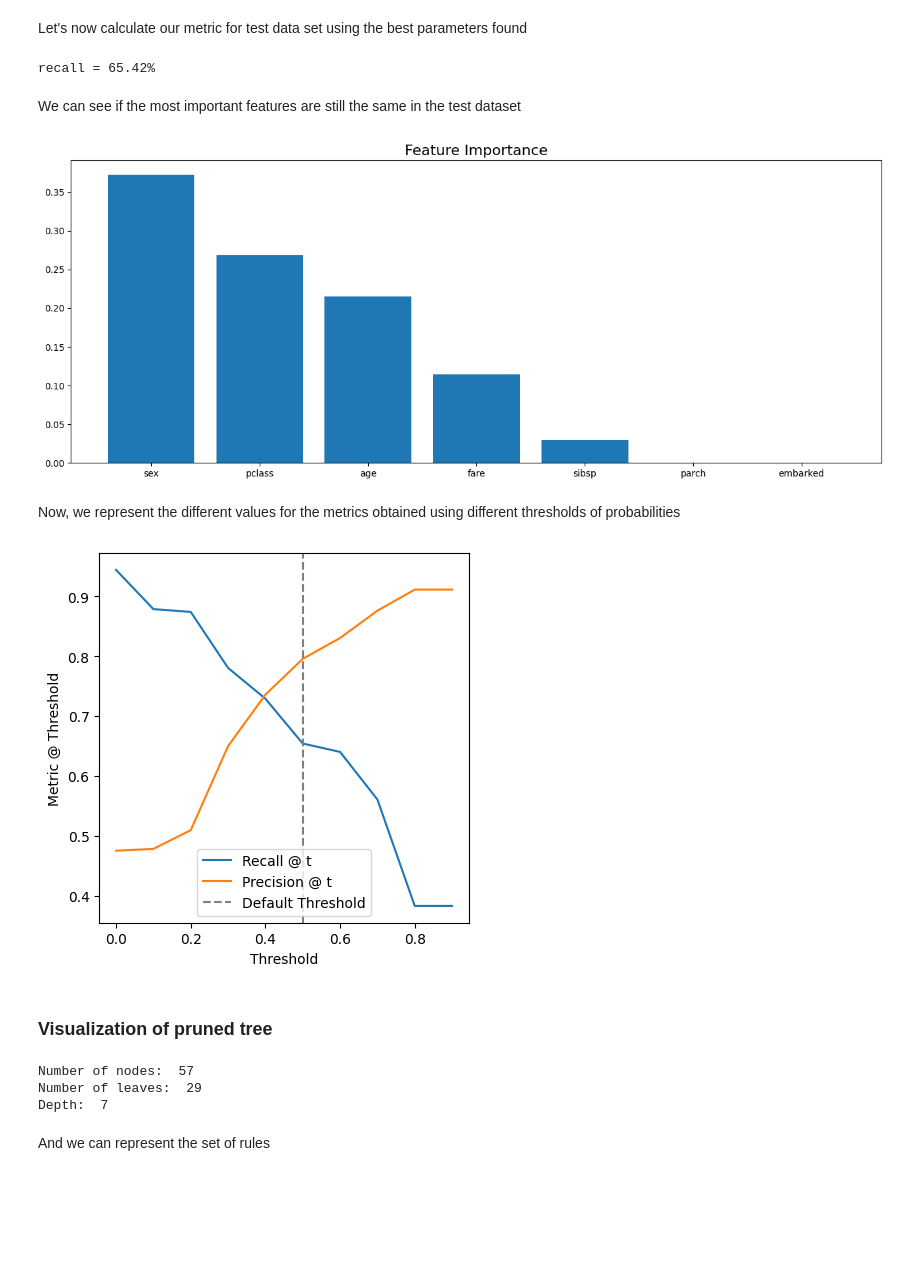
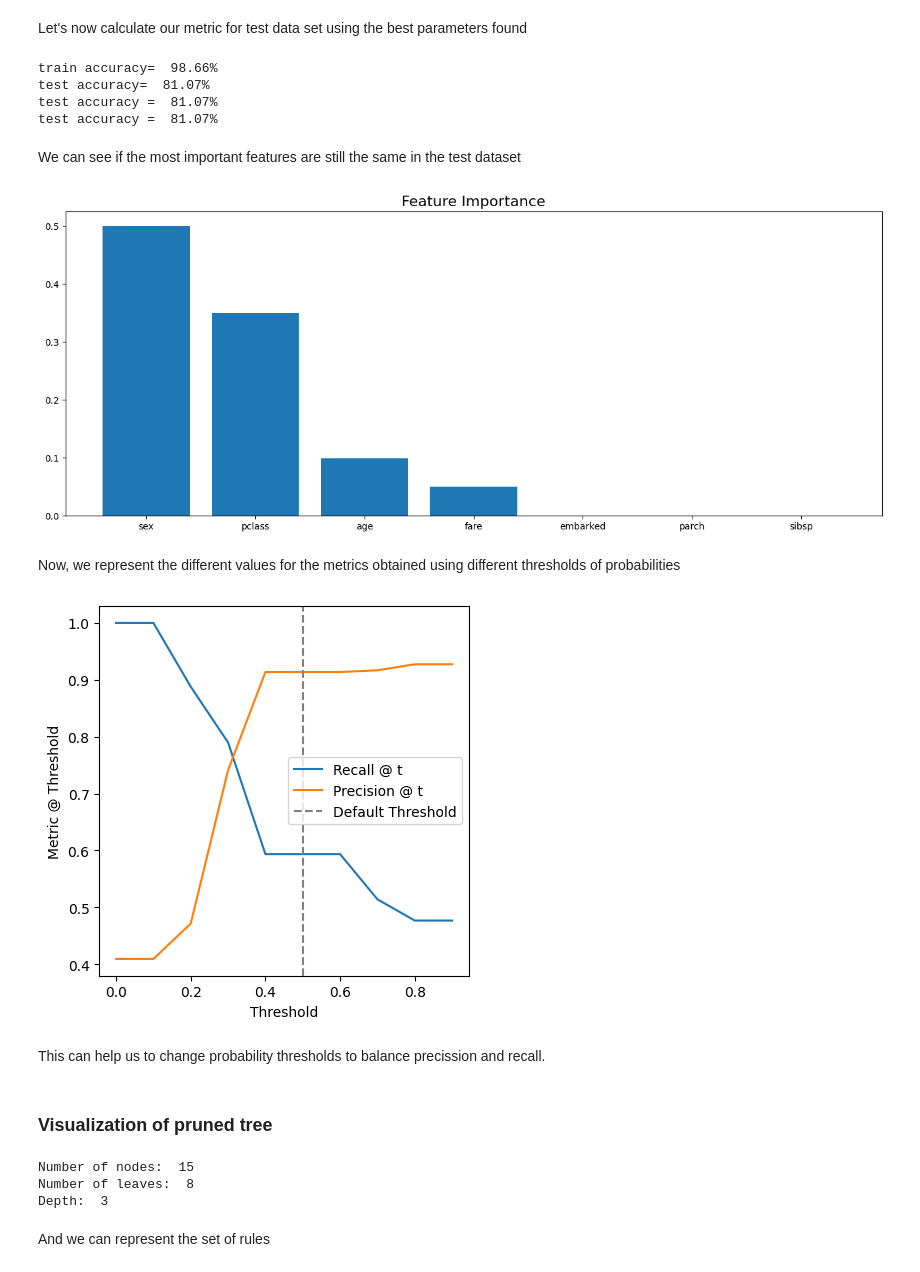
Before and after one commit to Navenkumar-Balasubramaniam/00-General, a Jupyter notebook: 16 Decision Tree/DTrees_titanic.ipynb, the cells around one changed output. Saved outputs shown, nothing was run; the diff lists cells and outputs as text; code cells hidden in the pictures; blank space fills up the shorter version.

```diff
--- a/16 Decision Tree/DTrees_titanic.ipynb
+++ b/16 Decision Tree/DTrees_titanic.ipynb
@@ -48,7 +53,8 @@ Let's load the dataset and review null values
 #import openpyxl # not really needed
 
 # Red data
-df = pd.read_excel("https://raw.githubusercontent.com/Navenkumar-Balasubramaniam/00-General/main/16%20Decision%20Tree/titanic.xlsx", 1) #it has two sheets, we load the 2nd one
+filename = '/content/drive/MyDrive/IE/Courses/ML_II/Decision trees and RF/Decision trees/titanic.xlsx'
+df = pd.read_excel(filename, 1) #it has two sheets, we load the 2nd one
 df.info()
 # %% [output]
 <class 'pandas.core.frame.DataFrame'>
@@ -165,14 +178,10 @@ We are going to split it into training and test (with same class distribution of
 # %%
 from sklearn.model_selection import train_test_split
 
-def split_df(dataframe, seed=None, percentage=0.8):
+X = df.loc[:, df.columns != 'survived'] # removal of target variable from explanatories
+y = df['survived']
 
-    X = df.loc[:, dataframe.columns != 'survived'] # removal of target variable from explanatories
-    y = df['survived']
-
-    return train_test_split(X, y, test_size=1-percentage, random_state=seed, stratify=y) # note the stratify parameter
-
-X_train, X_test, Y_train, Y_test = split_df(df, seed=42, percentage=0.5)
+X_train, X_test, Y_train, Y_test = train_test_split(X, y, test_size=0.5, random_state=42, stratify=y) # Changed percentage=0.5 to test_size=0.5
 # %%
 print("Training data set: ", X_train.shape)
 print("Testing data set: ", X_test.shape)
@@ -380,11 +371,16 @@ tree_pruned = DecisionTreeClassifier(random_state=42,
         criterion="entropy")
 
 tree=tree_pruned.fit(X_train, Y_train)
-
 predictions_test = tree_pruned.predict(X_test) # obtains predictions with a threshold=50%
-print(measure, "= {0:.2%}".format(recall_score(Y_test, predictions_test)))
+print("train " + measure + "= ", "{0:.2%}".format(globals()[measure + "_score"](Y_train, pred_train)))
+print("test " + measure + "= ",  "{0:.2%}".format(globals()[measure + "_score"](Y_test, predictions_test)))
+print("test " + measure + " = ", "{0:.2%}".format(globals()[measure + "_score"](Y_test, predictions_test)))
+print("test " + measure + " = ", "{0:.2%}".format(globals()[measure + "_score"](Y_test, predictions_test)))
 # %% [output]
-recall = 65.42%
+train accuracy=  98.66%
+test accuracy=  81.07%
+test accuracy =  81.07%
+test accuracy =  81.07%
 # %% [markdown]
 We can see if the most important features are still the same in the test dataset
 # %%
@@ -394,26 +390,29 @@ indices = np.argsort(importances)[::-1]
 plt.bar(X_train.columns[indices], importances[indices]) #average reduction in impurity resulting from splitting at each node of the tree using that feature
 plt.title('Feature Importance', fontsize=16);
 # %% [output]
-[figure, old version]
+[figure, new version]
 # %% [markdown]
 Now, we represent the different values for the metrics obtained using different thresholds of probabilities
 # %%
-prob_pred = tree.predict_proba(X_test)[:, 1]
+prob_pred = tree_pruned.predict_proba(X_test)[:, 1]
 thresholds = np.arange(0.0, 1.0, step=0.1)
+# convert the predicted probabilities to binary
 recall_scores = [metrics.recall_score(Y_test, prob_pred > t) for t in thresholds]
 precis_scores = [metrics.precision_score(Y_test, prob_pred > t) for t in thresholds]
 
 fig, ax = plt.subplots(1, 1)
 ax.plot(thresholds, recall_scores, label="Recall @ t")
 ax.plot(thresholds, precis_scores, label="Precision @ t")
 ax.axvline(0.5, c="gray", linestyle="--", label="Default Threshold")
 ax.set_xlabel("Threshold")
 ax.set_ylabel("Metric @ Threshold")
 ax.set_box_aspect(1)
 ax.legend()
 plt.show()
 # %% [output]
-[figure, old version]
+[figure, new version]
+# %% [markdown]
+This can help us to change probability thresholds to balance precission and recall.
 # %% [markdown]
 ### Visualization of pruned tree
 # %%
@@ -422,9 +421,9 @@ print("Number of nodes: ", tree_pruned.tree_.node_count)
 print("Number of leaves: ", tree_pruned.get_n_leaves())
 print("Depth: ", tree_pruned.get_depth())
 # %% [output]
-Number of nodes:  57
-Number of leaves:  29
-Depth:  7
+Number of nodes:  15
+Number of leaves:  8
+Depth:  3
 # %% [markdown]
 And we can represent the set of rules
 # %%
```
Also changed, not shown: parts of 31 cells of this notebook.
